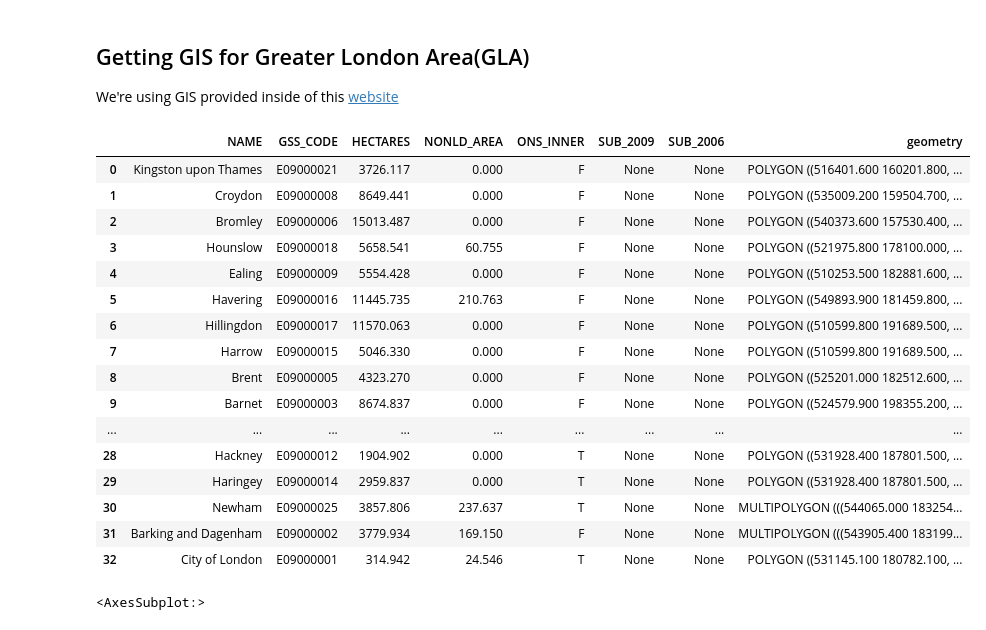
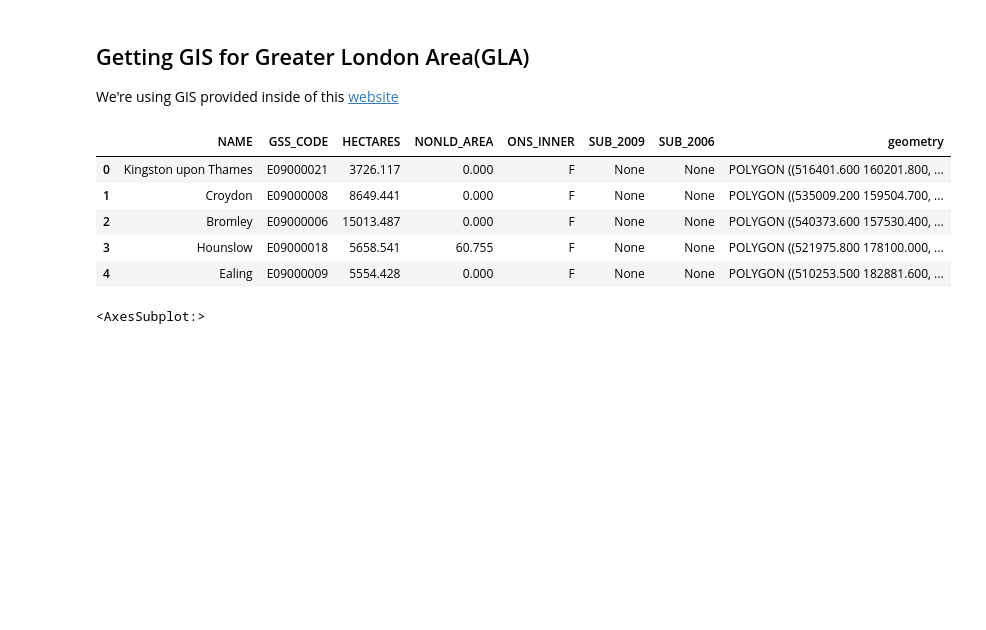
Before and after one commit to irvifa/data-visualization, a Jupyter notebook: data-visualization.ipynb, the cells around one changed output. Cells and saved outputs as stored; diff of their text form; code cells hidden in the pictures; blank space fills up the shorter version.

```diff
--- a/data-visualization.ipynb
+++ b/data-visualization.ipynb
@@ -88,28 +91,16 @@ import geopandas as gpd
 
 We're using GIS provided inside of this [website](https://data.london.gov.uk/dataset/long-term-health-impacts-of-air-pollution)
 # %%
-# Set the filepath and load in a shapefile
 map_file_path = "data/geo-data/statistical-gis-boundaries-london/ESRI/London_Borough_Excluding_MHW.shp"
 map_df = gpd.read_file(map_file_path)
-map_df
+map_df.head()
 # %% [output]
 |  | NAME | GSS_CODE | HECTARES | NONLD_AREA | ONS_INNER | SUB_2009 | SUB_2006 | geometry |
 | 0 | Kingston upon Thames | E09000021 | 3726.117 | 0.000 | F | None | None | POLYGON ((516401.600 160201.800, ... |
 | 1 | Croydon | E09000008 | 8649.441 | 0.000 | F | None | None | POLYGON ((535009.200 159504.700, ... |
 | 2 | Bromley | E09000006 | 15013.487 | 0.000 | F | None | None | POLYGON ((540373.600 157530.400, ... |
 | 3 | Hounslow | E09000018 | 5658.541 | 60.755 | F | None | None | POLYGON ((521975.800 178100.000, ... |
 | 4 | Ealing | E09000009 | 5554.428 | 0.000 | F | None | None | POLYGON ((510253.500 182881.600, ... |
-| 5 | Havering | E09000016 | 11445.735 | 210.763 | F | None | None | POLYGON ((549893.900 181459.800, ... |
-| 6 | Hillingdon | E09000017 | 11570.063 | 0.000 | F | None | None | POLYGON ((510599.800 191689.500, ... |
-| 7 | Harrow | E09000015 | 5046.330 | 0.000 | F | None | None | POLYGON ((510599.800 191689.500, ... |
-| 8 | Brent | E09000005 | 4323.270 | 0.000 | F | None | None | POLYGON ((525201.000 182512.600, ... |
-| 9 | Barnet | E09000003 | 8674.837 | 0.000 | F | None | None | POLYGON ((524579.900 198355.200, ... |
-| ... | ... | ... | ... | ... | ... | ... | ... | ... |
-| 28 | Hackney | E09000012 | 1904.902 | 0.000 | T | None | None | POLYGON ((531928.400 187801.500, ... |
-| 29 | Haringey | E09000014 | 2959.837 | 0.000 | T | None | None | POLYGON ((531928.400 187801.500, ... |
-| 30 | Newham | E09000025 | 3857.806 | 237.637 | T | None | None | MULTIPOLYGON (((544065.000 183254... |
-| 31 | Barking and Dagenham | E09000002 | 3779.934 | 169.150 | F | None | None | MULTIPOLYGON (((543905.400 183199... |
-| 32 | City of London | E09000001 | 314.942 | 24.546 | T | None | None | POLYGON ((531145.100 180782.100, ... |
 # %%
 map_df.plot()
 # %% [output]
```
Also changed, not shown: parts of 20 cells of this notebook, 5 other files.
